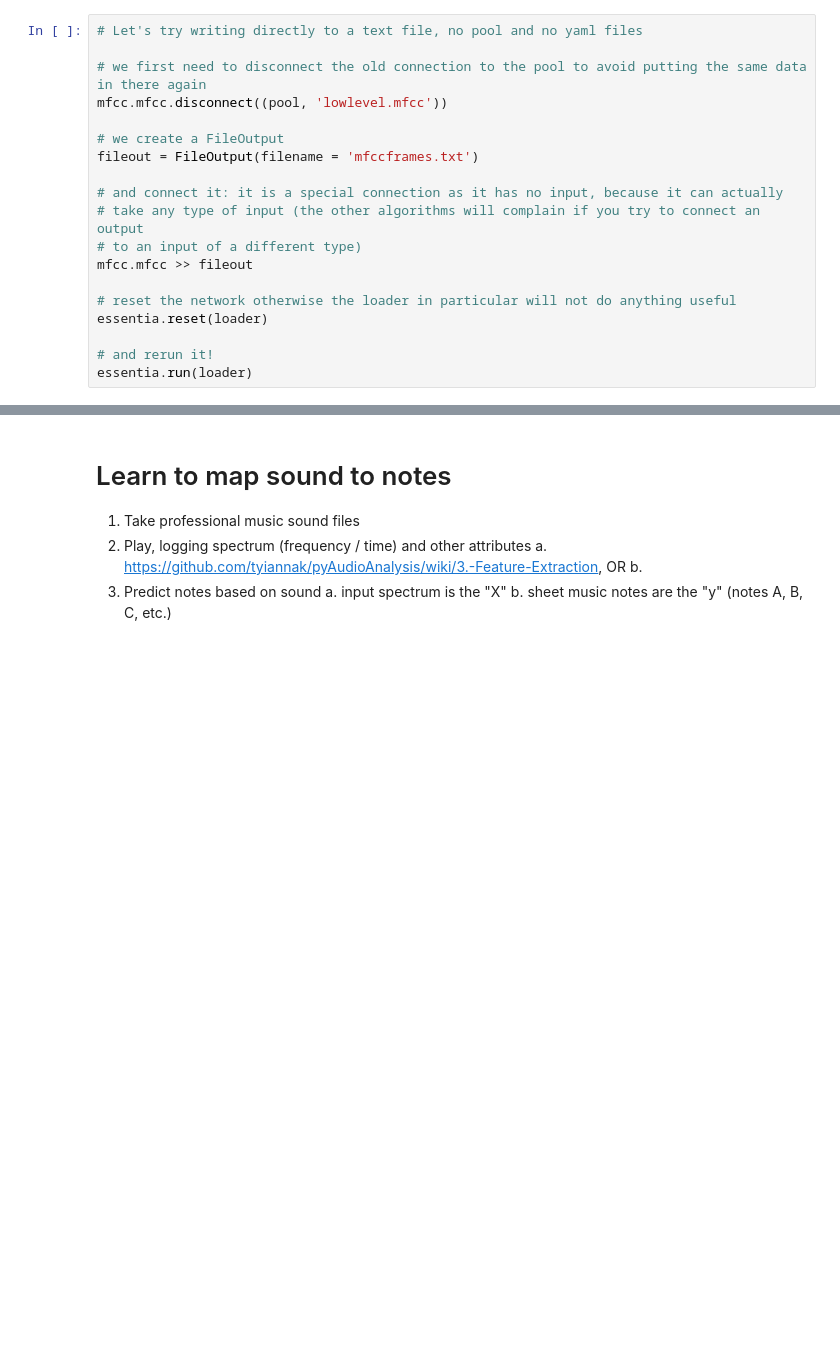
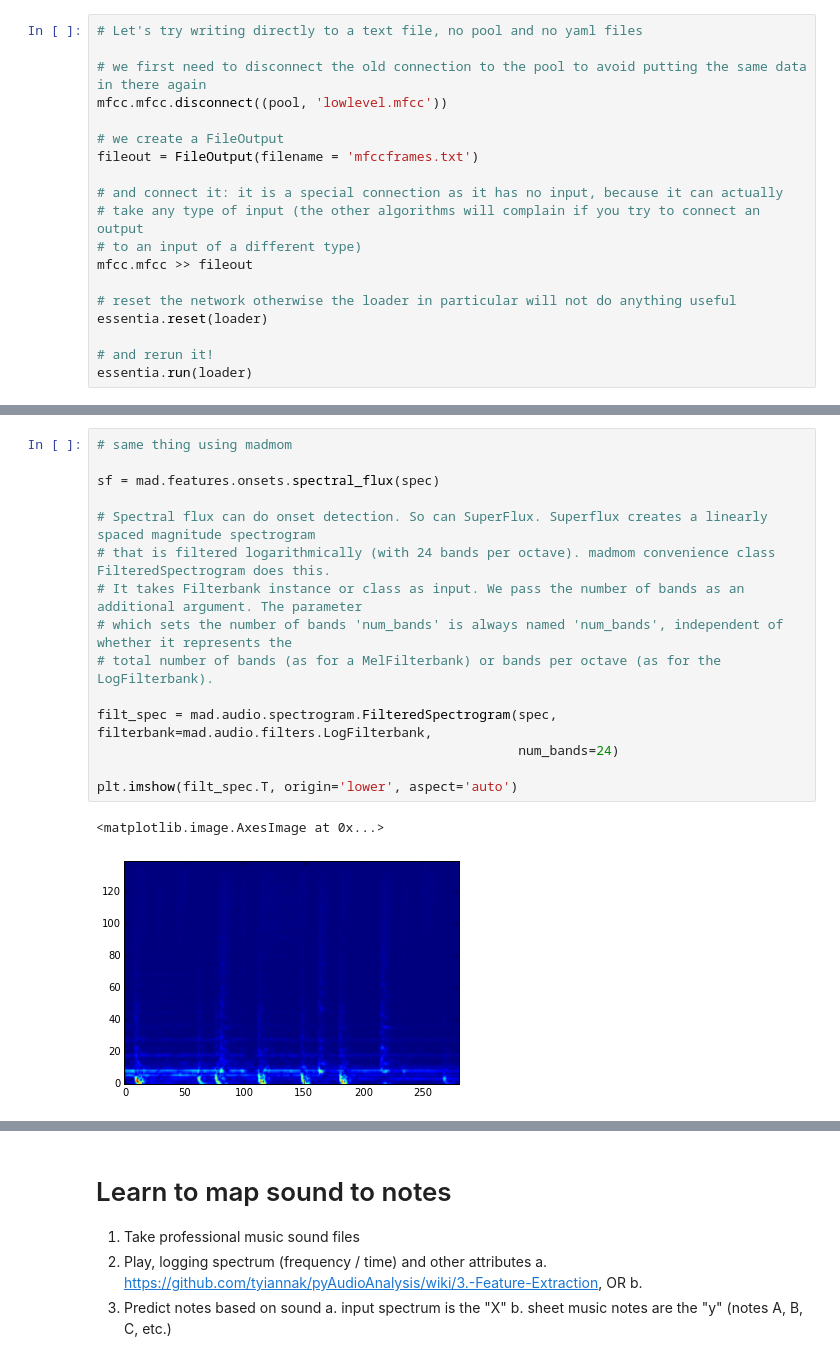
Before and after one commit to MickyDowns/deep-keras-music-net, a Jupyter notebook: music_study_aid.ipynb, the cells around one changed output, grey strips where cells are left out. Cells and saved outputs as stored; diff of their text form; blank space fills up the shorter version.

```diff
--- a/music_study_aid.ipynb
+++ b/music_study_aid.ipynb
@@ -334,0 +467,18 @@ essentia.run(loader)
+# %%
+# same thing using madmom
+
+sf = mad.features.onsets.spectral_flux(spec)
+
+# Spectral flux can do onset detection. So can SuperFlux. Superflux creates a linearly spaced magnitude spectrogram
+# that is filtered logarithmically (with 24 bands per octave). madmom convenience class FilteredSpectrogram does this.
+# It takes Filterbank instance or class as input. We pass the number of bands as an additional argument. The parameter
+# which sets the number of bands 'num_bands' is always named 'num_bands', independent of whether it represents the
+# total number of bands (as for a MelFilterbank) or bands per octave (as for the LogFilterbank).
+
+filt_spec = mad.audio.spectrogram.FilteredSpectrogram(spec, filterbank=mad.audio.filters.LogFilterbank,
+                                                      num_bands=24)
+
+plt.imshow(filt_spec.T, origin='lower', aspect='auto')
+# %% [output]
+<matplotlib.image.AxesImage at 0x...>
+[figure, added]
```
Also changed, not shown: parts of 24 cells of this notebook, 10 other files.
